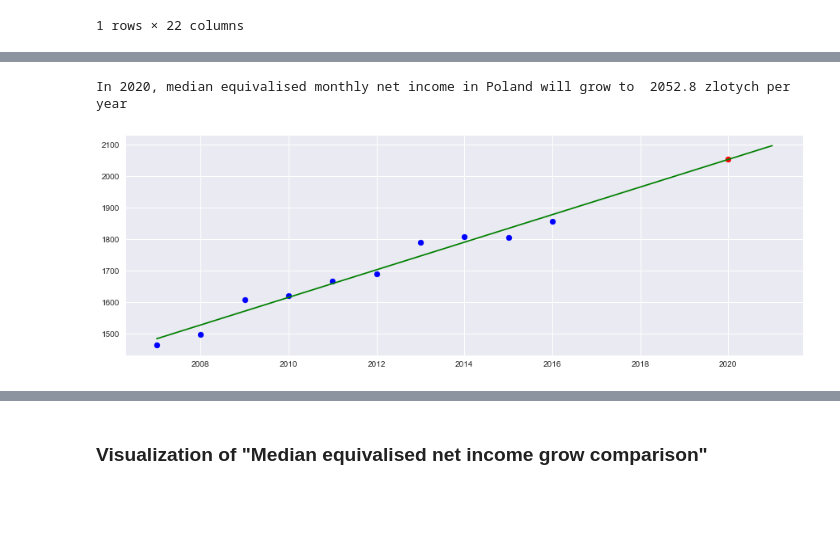
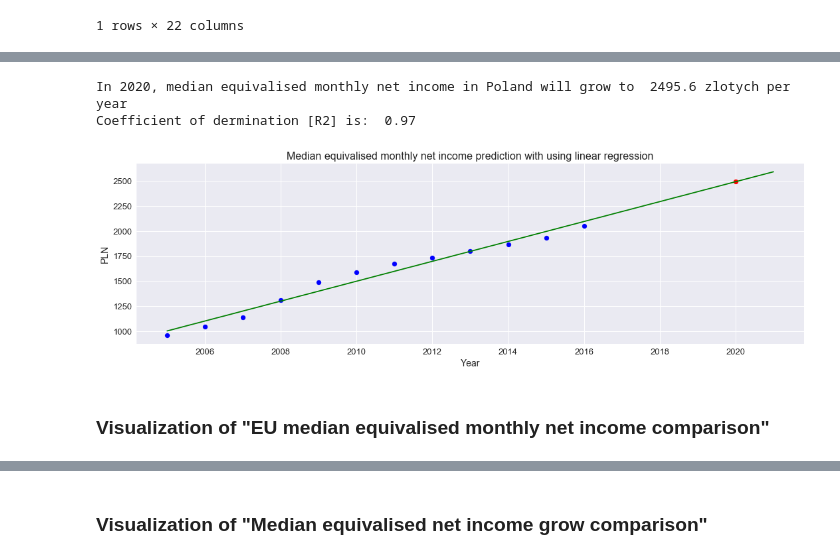
Before and after one commit to kmakiel/Matplotlib_basics, a Jupyter notebook: Matplotlib_basics.ipynb, the cells around one changed output, grey strips where cells are left out. Drawn from its saved outputs; the diff is of its cells as text; code cells hidden in the pictures; blank space fills up the shorter version.

```diff
--- a/Matplotlib_basics.ipynb
+++ b/Matplotlib_basics.ipynb
@@ -34,6 +35,7 @@ file.replace(': ', np.nan, inplace=True)
 #Remove special characters
 file.replace({' e': ''},regex=True, inplace=True)
 file.replace({' b': ''},regex=True, inplace=True)
+file.replace({' ': ''},regex=True, inplace=True)
 # %%
 #Dictionary mapping coutry code to country name
 coutry_codes={'AT':'Austria', 'BE':'Belgium', 'BG':'Bulgaria', 'CH':'Switzerland', 'CY':'Cyprus', 'CZ':'Czech Republic', 'DE':'Germany', 'DK':'Denmark',
@@ -98,15 +84,20 @@ plt.plot(fplot.loc['Poland'],'-', color='green');                   # Plot data
 # %%
-x = fplot.dropna(axis=1).columns.astype(int).tolist()
-y = (fplot.dropna(axis=1).values[0].astype(int)/12).tolist()
+x = fplot.dropna(axis=1).columns.astype(int).tolist()         #explicity storing x dataset (although it is not required)
+y = (fplot.dropna(axis=1).values[0].astype(int)/12).tolist()  #explicity storing y dataset (although it is not required)
 
+fig, ax =plt.subplots(2, 2, figsize=(18,5), sharex='col', sharey='row')     #define sublopts grid and figure size
+fig.subplots_adjust(hspace=0.1, wspace=0.05)                                #set up space between sublots
 
+plt.suptitle('Median equivalised monthly net income grow in Poland [PLN]', fontsize=16)
+fig.text(0.5, 0.0, 'Year', ha='center', fontsize=14)
+fig.text(0.07, 0.5, 'PLN', va='center', rotation='vertical', fontsize=14)
 
-fig, ax =plt.subplots(2, 2, figsize=(15,5), sharex='col', sharey='row')
-fig.subplots_adjust(hspace=0.1, wspace=0.05)
-plt.suptitle('Median equivalised monthly net income grow in Poland [PLN]')
+for i in range(2):                                                          #define ticks size for all axis
+    for j in range(2):
+        ax[i,j].tick_params(axis='both',which ='both', labelsize=13)
 
-ax[0,0].plot(x,y,'o')
-ax[1,0].plot(x,y,'-', color='green');
-ax[0,1].bar(x,y, color ='orange');
-ax[1,1].stackplot(x,y, color ='red');
+ax[0,0].plot(x,y,'o')                                                       #scatter plot
+ax[1,0].plot(x,y,'-', color='green')                                        #line plot
+ax[0,1].bar(x,y, color ='orange');                                          #bar plot
+ax[1,1].stackplot(x,y, color ='red');                                       #stackplot
 # %% [output]
@@ -114,15 +107,28 @@ ax[1,1].stackplot(x,y, color ='red');
 # %%
+#Fitting line into points
 fit = np.polyfit(x, y, deg=1)
-plt.figure(figsize=(15,5))
-
 x_n=x + [2020,2021]
 y_n =[i*fit[0] +fit[1] for i in x_n]
+
+plt.figure(figsize=(18,5))
 print('In 2020, median equivalised monthly net income in Poland will grow to ', str(round(y_n[-2],1)), 'zlotych per year')
 
+plt.title('Median equivalised monthly net income prediction with using linear regression', fontsize=16)
+plt.xlabel('Year', fontsize=14)
+plt.xticks(fontsize=13)
+plt.ylabel("PLN", fontsize=14)
+plt.yticks(fontsize=13)
 
 plt.scatter(x,y, color = 'blue')
 plt.scatter(x_n[-2],y_n[-2], color='red')
 plt.plot(x_n,y_n, color='green');
+
+coefficient_of_dermination = r2_score(y, y_n[:-2])
+
+print('Coefficient of dermination [R2] is: ',round(coefficient_of_dermination,2))
 # %% [output]
-In 2020, median equivalised monthly net income in Poland will grow to  2052.8 zlotych per year
+In 2020, median equivalised monthly net income in Poland will grow to  2495.6 zlotych per year
+Coefficient of dermination [R2] is:  0.97
-[figure, old version]
+[figure, new version]
+# %% [markdown]
+### Visualization of "EU median equivalised monthly net income comparison"
```
Also changed, not shown: parts of 14 cells of this notebook.
